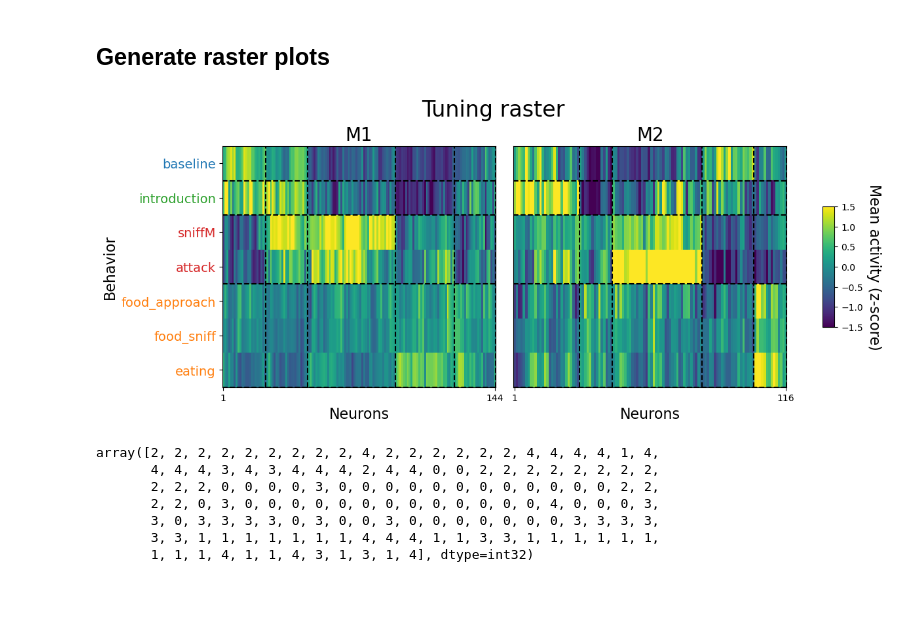
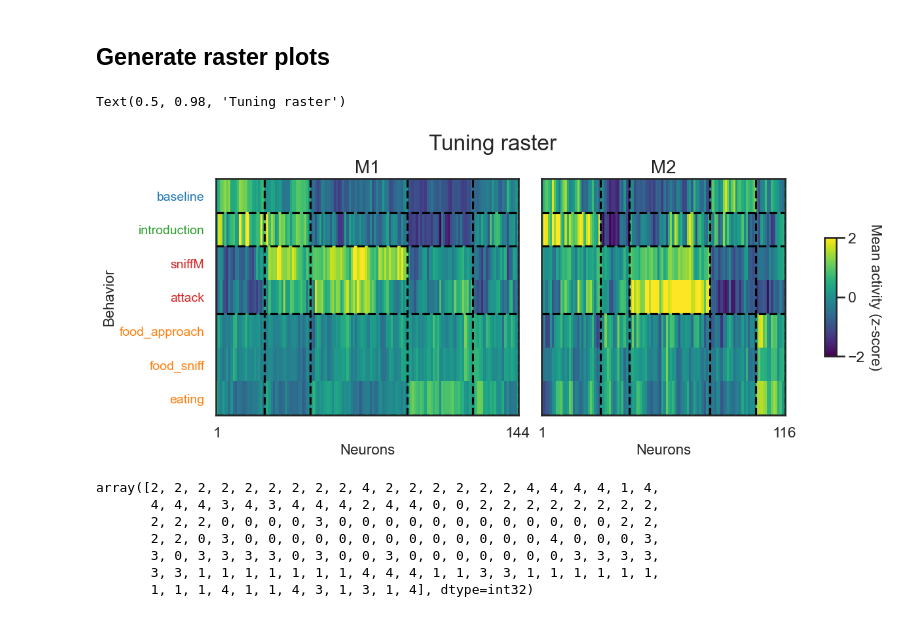
Before and after one commit to CharlesXu-Jingyue/DJA_FallRotation, a Jupyter notebook: DJA_HangryMice/tuning_raster_pie_fasted.ipynb, the cells around one changed output. Cells and saved outputs as stored; diff of their text form; code cells hidden in the pictures.

```diff
--- a/DJA_HangryMice/tuning_raster_pie_fasted.ipynb
+++ b/DJA_HangryMice/tuning_raster_pie_fasted.ipynb
@@ -441,0 +445,7 @@ Text(0.5, 0.98, 'Mean activity')
+# %%
+# Subtract baseline from other behaviors
+mean_activity_nb_M1 = np.zeros((n_labels, n_neurons_M1))
+mean_activity_nb_M2 = np.zeros((n_labels, n_neurons_M2))
+for i in range(n_labels):
+    mean_activity_nb_M1[i,:] = mean_activity_M1[i,:] - mean_activity_M1[0,:]
+    mean_activity_nb_M2[i,:] = mean_activity_M2[i,:] - mean_activity_M2[0,:]
@@ -490,7 +563,7 @@ for i, i_cluster in enumerate(cluster_order_M2):
     i_cluster_lower = i_cluster_upper
 
 # Plot tuning raster
-fig, axs = plt.subplots(ncols = 2, figsize=(12, 5), constrained_layout=True, gridspec_kw={'width_ratios': [n_clusters_M1, n_clusters_M2]})
+fig, axs = plt.subplots(ncols = 2, figsize=(12, 5), constrained_layout=True, gridspec_kw={'width_ratios': [n_neurons_M1, n_neurons_M2]})
 
 # Determine the color scale based on the min and max of both datasets
 vmin = min(mean_activity_M1.min(), mean_activity_M2.min())
@@ -499,7 +572,7 @@ divnorm = mcolors.TwoSlopeNorm(vmin=vmin, vcenter=0, vmax=vmax)
 
 # Plot the first raster
 # im0 = axs[0].imshow(data_reordered_M1.T, cmap='coolwarm', aspect='auto', norm=divnorm)
-im0 = axs[0].imshow(data_reordered_M1.T, cmap='viridis', interpolation='none', aspect='auto', vmin=-1.5, vmax=1.5)
+im0 = axs[0].imshow(data_reordered_M1.T, cmap='viridis', interpolation='none', aspect='auto', vmin=-2, vmax=2)
 axs[0].set_title('M1', fontsize=20)
 # axs[0].set_xticks(np.arange(n_neurons_M1, step=10))
 # axs[0].set_xticklabels(np.arange(n_neurons_M1, step=10)+1)
@@ -526,7 +599,7 @@ for b in group_indices:
 
 # Plot the second raster
 # im1 = axs[1].imshow(data_reordered_M2.T, cmap='coolwarm', aspect='auto', norm=divnorm)
-im1 = axs[1].imshow(data_reordered_M2.T, cmap='viridis', interpolation='none', aspect='auto', vmin=-1.5, vmax=1.5)
+im1 = axs[1].imshow(data_reordered_M2.T, cmap='viridis', interpolation='none', aspect='auto', vmin=-2, vmax=2)
 axs[1].set_title('M2', fontsize=20)
 # axs[1].set_xticks(np.arange(n_neurons_M2, step=10))
 # axs[1].set_xticklabels(np.arange(n_neurons_M2, step=10)+1)
@@ -537,35 +610,36 @@ axs[1].set_yticks([])
 
 # Color the yticklabels
 ytickcolors = ['tab:blue',
                 'tab:green',
                 'tab:red', 'tab:red',
                 'tab:orange', 'tab:orange', 'tab:orange']
 
 # Get the yticklabels and set their color
 for i, yticklabel in enumerate(axs[0].get_yticklabels()):
     yticklabel.set_color(ytickcolors[i % len(ytickcolors)])
 
 # Separate clusters
 vline_x = 0
 for c in cluster_order_M2:
     vline_x += sum(cluster_labels_M2 == c)
     axs[1].axvline(x=vline_x - 1/2, color='black', linestyle='--')
 
 # for i in range(1, n_clusters_M2):
 #     axs[1].axvline(x=np.sum(cluster_labels_M2 < i) - 1/2, color='black', linestyle='--')
 
 # Separate behaviors
 for b in group_indices:
     axs[1].axhline(y=b-1/2, color='black', linestyle='--')
 
 # Add a colarbar
 cbar = fig.colorbar(im0, ax=axs, shrink=0.5, aspect=10)
 cbar.set_label('Mean activity (z-score)', rotation=-90, va="bottom", fontsize=16)
 
 plt.suptitle('Tuning raster', fontsize=24)
-plt.savefig("figures/20231202/TuningRaster.svg")
+# plt.savefig("figures/20231202/TuningRaster.svg")
 # %% [output]
+Text(0.5, 0.98, 'Tuning raster')
-[figure, old version]
+[figure, new version]
 # %%
 cluster_labels_M1
 # %% [output]
```
Also changed, not shown: parts of 18 cells of this notebook, 1 other file.
